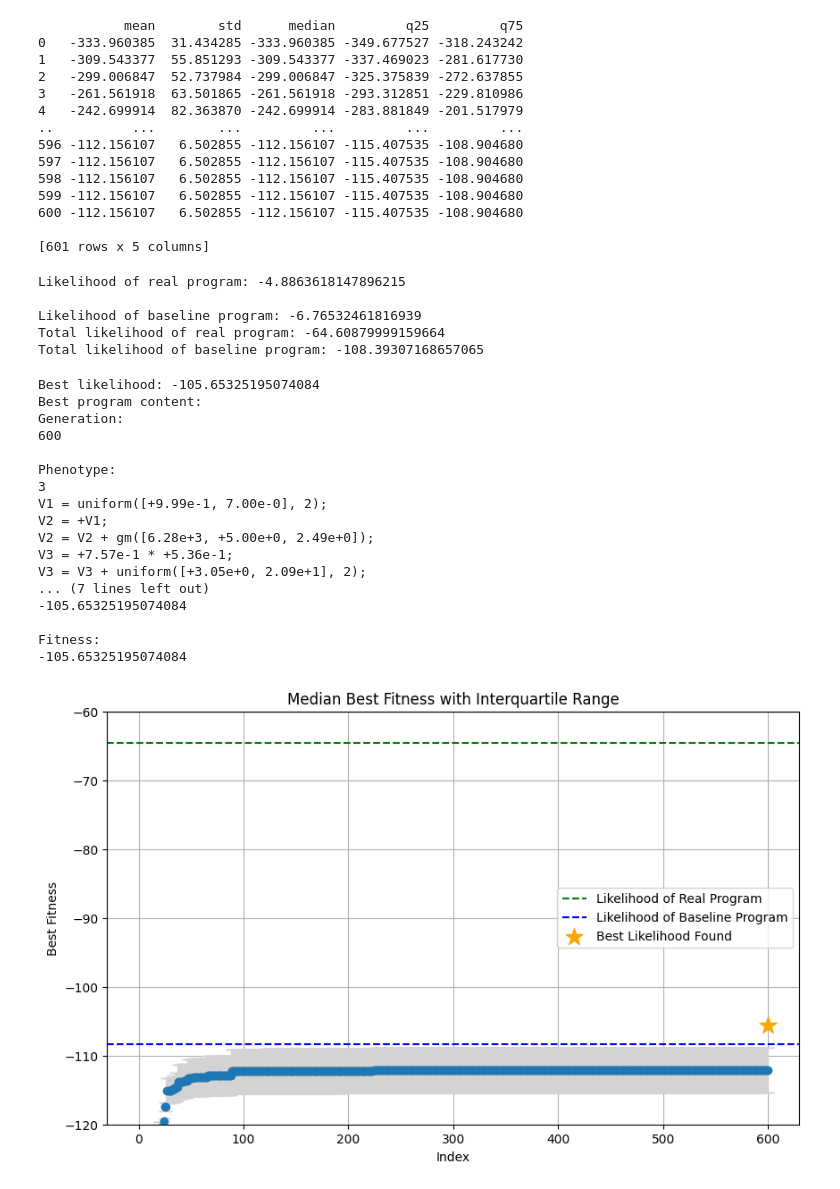
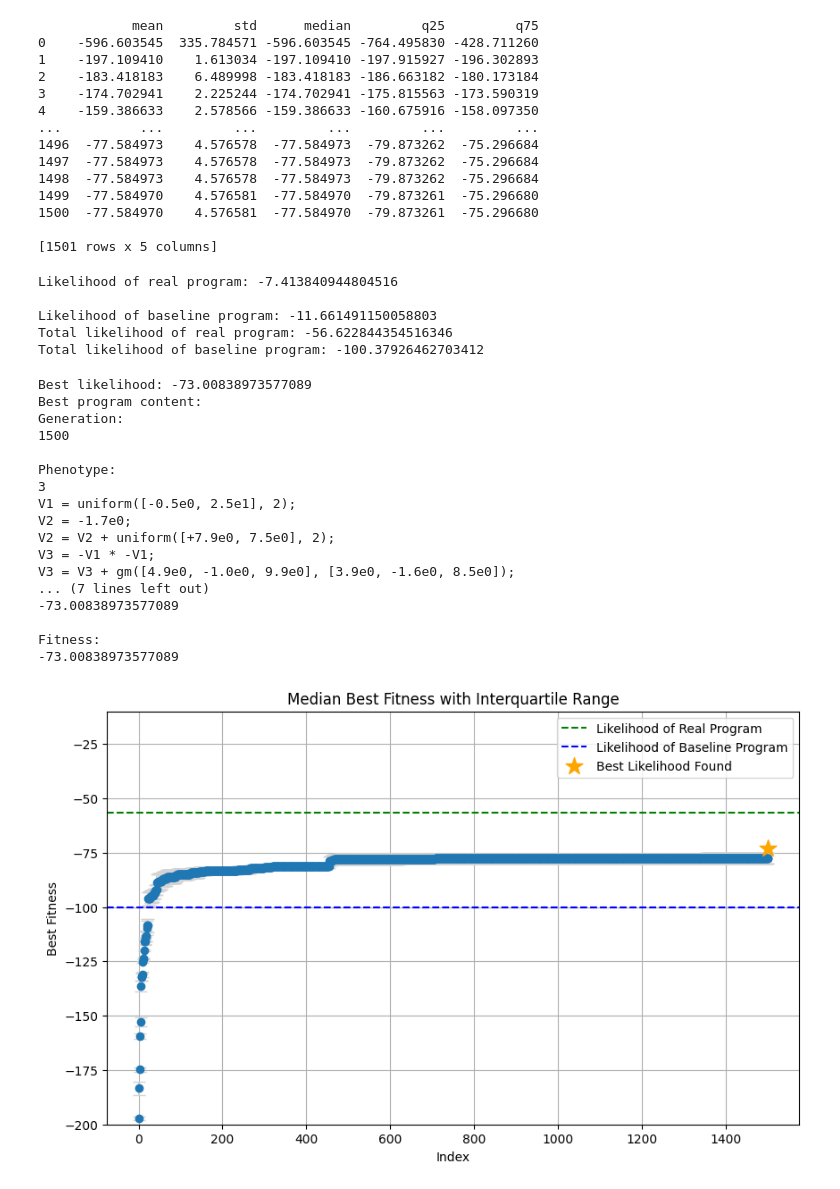
Before and after one commit to r-doz/Causal_Models_Synthesis, a Jupyter notebook: src/causal_plots_one_obj.ipynb, the cells around one changed output. Saved outputs shown, nothing was run; the diff lists cells and outputs as text; code cells hidden in the pictures.

```diff
--- a/src/causal_plots_one_obj.ipynb
+++ b/src/causal_plots_one_obj.ipynb
@@ -12,8 +12,8 @@ import fitness.soga_fitness_SCM as soga_fitness_SCM
 import fitness.interventions as interventions
 # %%
 # Read all pareto_fitness.txt files under results/causal_skills_tests and build aggregated stats
-ex_name = 'common_cause_600_2interventions'
-program = 'common_cause'
+ex_name = 'chain_no_if'
+program = 'chain'
 base_dir = path.join('..', 'results', ex_name)
 pattern = path.join(base_dir, '**', 'stats.tsv')
 
@@ -41,20 +41,20 @@ for i in range(len(dfs[0])):
 results_df = pd.DataFrame(results)
 print(results_df)
 # %% [output]
-           mean        std      median         q25         q75
-0   -333.960385  31.434285 -333.960385 -349.677527 -318.243242
-1   -309.543377  55.851293 -309.543377 -337.469023 -281.617730
-2   -299.006847  52.737984 -299.006847 -325.375839 -272.637855
-3   -261.561918  63.501865 -261.561918 -293.312851 -229.810986
-4   -242.699914  82.363870 -242.699914 -283.881849 -201.517979
-..          ...        ...         ...         ...         ...
-596 -112.156107   6.502855 -112.156107 -115.407535 -108.904680
-597 -112.156107   6.502855 -112.156107 -115.407535 -108.904680
-598 -112.156107   6.502855 -112.156107 -115.407535 -108.904680
-599 -112.156107   6.502855 -112.156107 -115.407535 -108.904680
-600 -112.156107   6.502855 -112.156107 -115.407535 -108.904680
+            mean         std      median         q25         q75
+0    -596.603545  335.784571 -596.603545 -764.495830 -428.711260
+1    -197.109410    1.613034 -197.109410 -197.915927 -196.302893
+2    -183.418183    6.489998 -183.418183 -186.663182 -180.173184
+3    -174.702941    2.225244 -174.702941 -175.815563 -173.590319
+4    -159.386633    2.578566 -159.386633 -160.675916 -158.097350
+...          ...         ...         ...         ...         ...
+1496  -77.584973    4.576578  -77.584973  -79.873262  -75.296684
+1497  -77.584973    4.576578  -77.584973  -79.873262  -75.296684
+1498  -77.584973    4.576578  -77.584973  -79.873262  -75.296684
+1499  -77.584970    4.576581  -77.584970  -79.873261  -75.296680
+1500  -77.584970    4.576581  -77.584970  -79.873261  -75.296680
 
-[601 rows x 5 columns]
+[1501 rows x 5 columns]
 # %%
 vars, scm = dgp.get_vars(program)
 real_program = dgp.get_real_program(program)
@@ -83,16 +83,16 @@ for var, value in interventions_list:
     likelihood_base_intervened += interventional_likelihood_base
 
 
-likelihood = likelihood + 2*likelihood_intervened
-likelihood_base = likelihood_base + 2*likelihood_base_intervened
+likelihood = likelihood + likelihood_intervened
+likelihood_base = likelihood_base + likelihood_base_intervened
 print(f'Total likelihood of real program: {likelihood}')
 print(f'Total likelihood of baseline program: {likelihood_base}')
 # %% [output]
-Likelihood of real program: -4.8863618147896215
+Likelihood of real program: -7.413840944804516
 
-Likelihood of baseline program: -6.76532461816939
-Total likelihood of real program: -64.60879999159664
-Total likelihood of baseline program: -108.39307168657065
+Likelihood of baseline program: -11.661491150058803
+Total likelihood of real program: -56.622844354516346
+Total likelihood of baseline program: -100.37926462703412
 # %%
 # between all the files, find the one with best likelihood and print the corresponding program
 best_likelihood = -np.inf
@@ -113,42 +113,42 @@ with open(best_program_file, 'r') as f:
     best_program_content = f.read()
 print(f'Best program content:\n{best_program_content}')
 # %% [output]
-Best likelihood: -105.65325195074084
+Best likelihood: -73.00838973577089
 Best program content:
 Generation:
-600
+1500
 
 Phenotype:
 3
-V1 = uniform([+9.99e-1, 7.00e-0], 2);
-V2 = +V1;
-V2 = V2 + gm([6.28e+3, +5.00e+0, 2.49e+0]);
-V3 = +7.57e-1 * +5.36e-1;
-V3 = V3 + uniform([+3.05e+0, 2.09e+1], 2);
+V1 = uniform([-0.5e0, 2.5e1], 2);
+V2 = -1.7e0;
+V2 = V2 + uniform([+7.9e0, 7.5e0], 2);
+V3 = -V1 * -V1;
+V3 = V3 + gm([4.9e0, -1.0e0, 9.9e0], [3.9e0, -1.6e0, 8.5e0]);
 ... (7 lines left out)
--105.65325195074084
+-73.00838973577089
 
 Fitness:
--105.65325195074084
+-73.00838973577089
 # %%
 # Plot results_df median with error bars for q25 and q75
 plt.figure(figsize=(10, 6))
 plt.errorbar(results_df.index, results_df['median'], yerr=[results_df['median'] - results_df['q25'], results_df['q75'] - results_df['median']], fmt='o', ecolor='lightgray', capsize=5)
 plt.title('Median Best Fitness with Interquartile Range')
 plt.xlabel('Index')
 plt.ylabel('Best Fitness')
-plt.ylim(-120, -60)
+plt.ylim(-200, -10)
 
 # Add a horizontal line for the likelihood of the real program and the baseline program
 plt.axhline(y=likelihood, color='g', linestyle='--', label='Likelihood of Real Program')
 plt.axhline(y=likelihood_base, color='b', linestyle='--', label='Likelihood of Baseline Program')
 
 # Add a point for the best likelihood found in the files with the shape of a star and color orange
 plt.scatter(len(results_df)-1, best_likelihood, color='orange', label='Best Likelihood Found', zorder=5, marker='*', s=200)
 
 plt.legend()
 
 plt.grid()
 plt.show()
 # %% [output]
-[figure, old version]
+[figure, new version]
```
Also changed, not shown: 48 other files.
